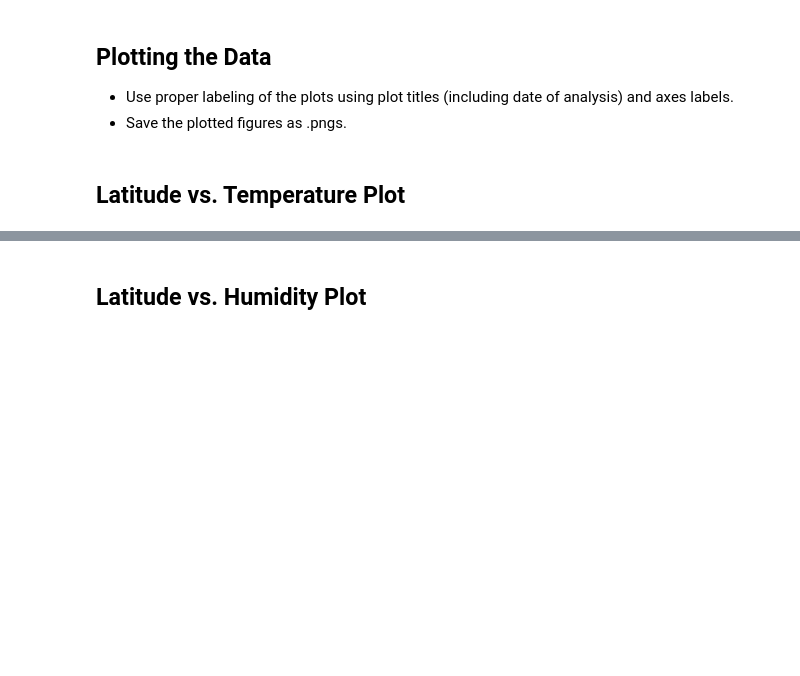
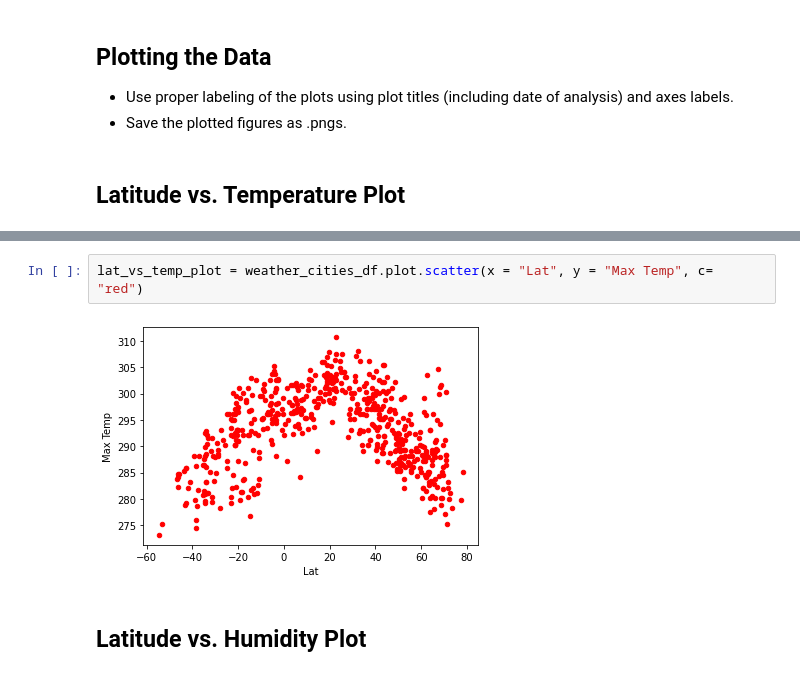
Before and after one commit to arerickson28/python-api-challenge, a Jupyter notebook: WeatherPy/WeatherPy.ipynb, the cells around one changed output, grey strips where cells are left out. Cells and saved outputs as stored; diff of their text form; blank space fills up the shorter version.

```diff
--- a/WeatherPy/WeatherPy.ipynb
+++ b/WeatherPy/WeatherPy.ipynb
@@ -182,2 +190,6 @@ df.index[df['BoolCol'] == True].tolist()
+# %%
+lat_vs_temp_plot = weather_cities_df.plot.scatter(x = "Lat", y = "Max Temp", c= "red")
+# %% [output]
+[figure, added]
 # %% [markdown]
 ## Latitude vs. Humidity Plot
```
Also changed, not shown: parts of 14 cells of this notebook.
